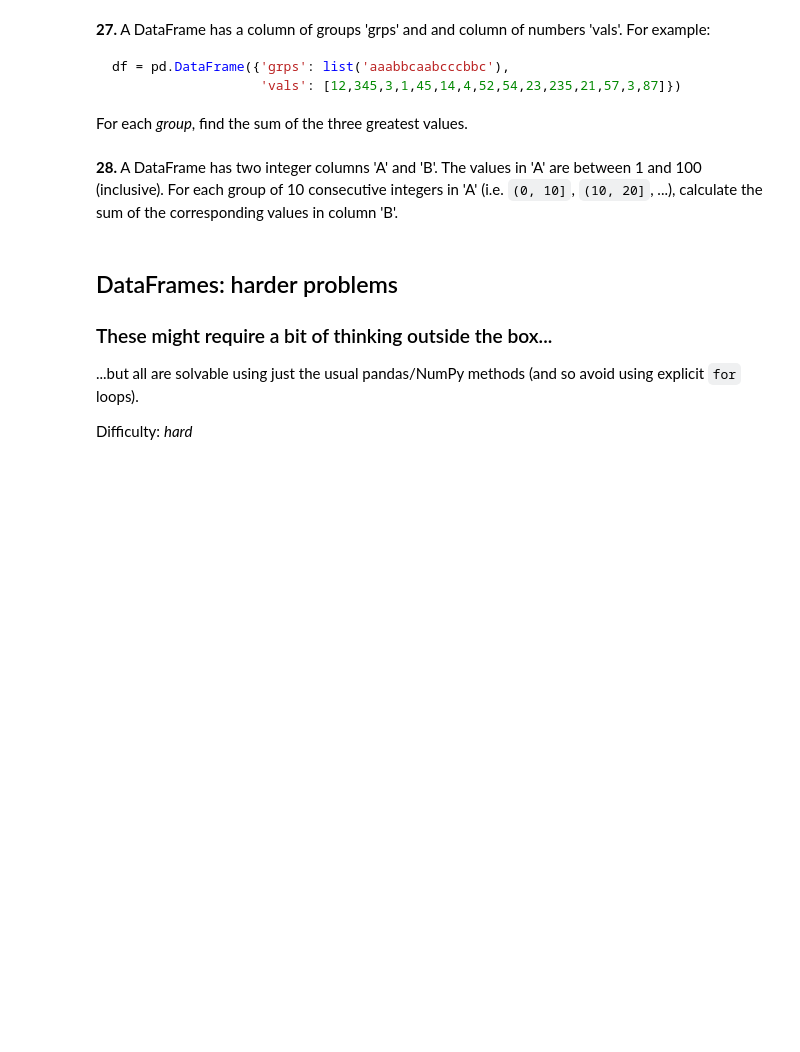
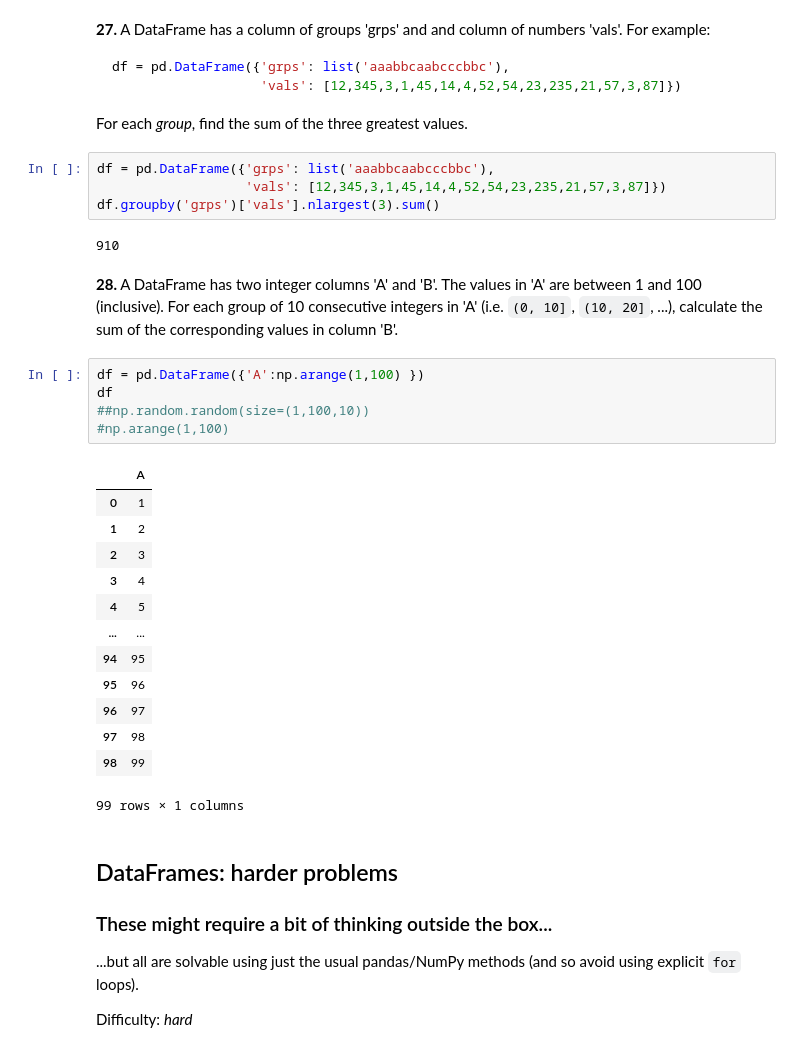
Before and after one commit to 03dipak/practise-pandas-ml, a Jupyter notebook: 100_pandas_puzzles.ipynb, the cells around one changed output. Saved outputs shown, nothing was run; the diff lists cells and outputs as text; blank space fills up the shorter version.

````diff
--- a/100_pandas_puzzles.ipynb
+++ b/100_pandas_puzzles.ipynb
@@ -414,8 +424,33 @@ df = pd.DataFrame({'grps': list('aaabbcaabcccbbc'),
                    'vals': [12,345,3,1,45,14,4,52,54,23,235,21,57,3,87]})
 ```
 For each *group*, find the sum of the three greatest values.
+# %%
+df = pd.DataFrame({'grps': list('aaabbcaabcccbbc'),
+                   'vals': [12,345,3,1,45,14,4,52,54,23,235,21,57,3,87]})
+df.groupby('grps')['vals'].nlargest(3).sum()
+# %% [output]
+910
 # %% [markdown]
 **28.** A DataFrame has two integer columns 'A' and 'B'. The values in 'A' are between 1 and 100 (inclusive). For each group of 10 consecutive integers in 'A' (i.e. `(0, 10]`, `(10, 20]`, ...), calculate the sum of the corresponding values in column 'B'.
+# %%
+df = pd.DataFrame({'A':np.arange(1,100) })
+df
+##np.random.random(size=(1,100,10))
+#np.arange(1,100)
+# %% [output]
+|  | A |
+| 0 | 1 |
+| 1 | 2 |
+| 2 | 3 |
+| 3 | 4 |
+| 4 | 5 |
+| ... | ... |
+| 94 | 95 |
+| 95 | 96 |
+| 96 | 97 |
+| 97 | 98 |
+| 98 | 99 |
+99 rows × 1 columns
 # %% [markdown]
 ## DataFrames: harder problems
 
````
Also changed, not shown: parts of 2 cells of this notebook.
